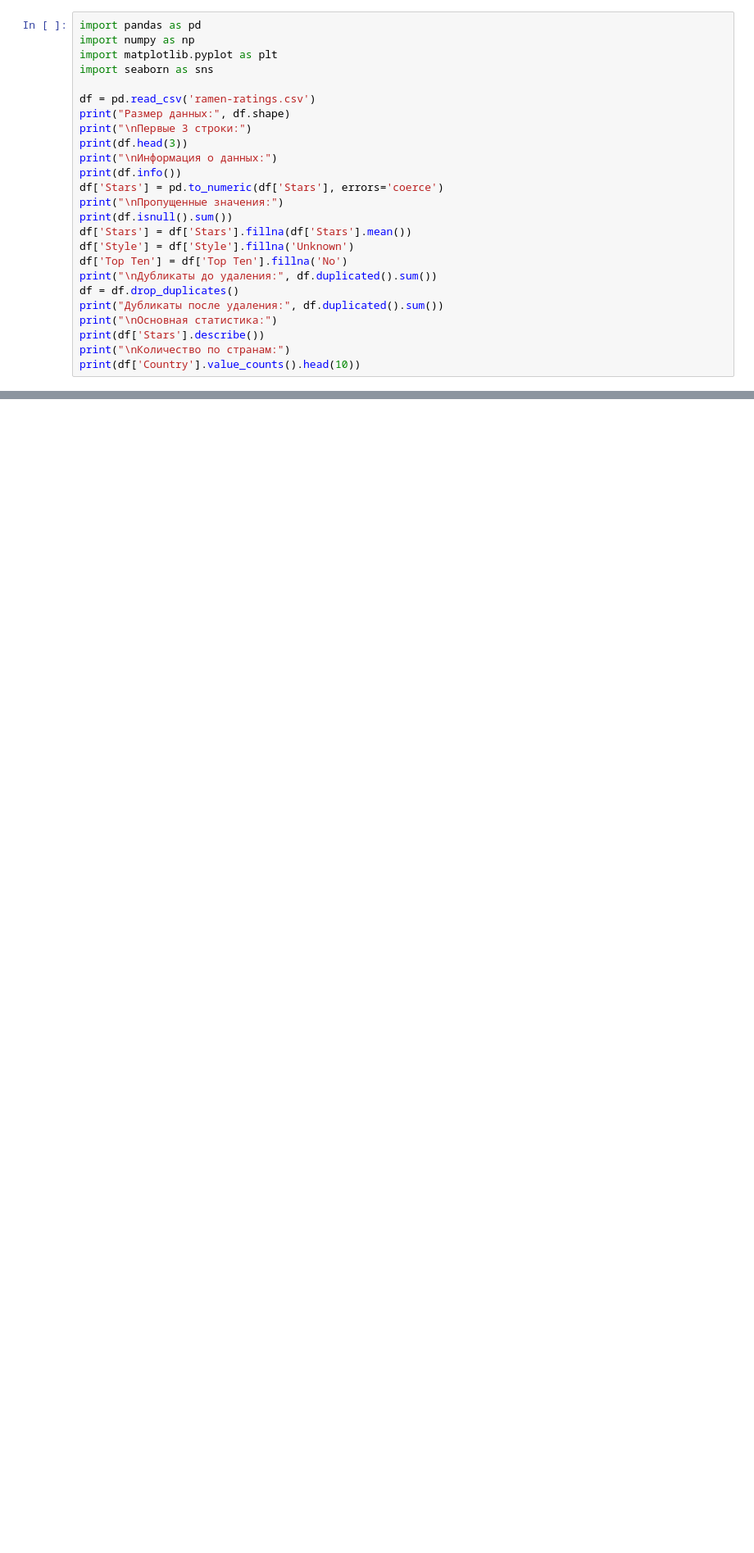
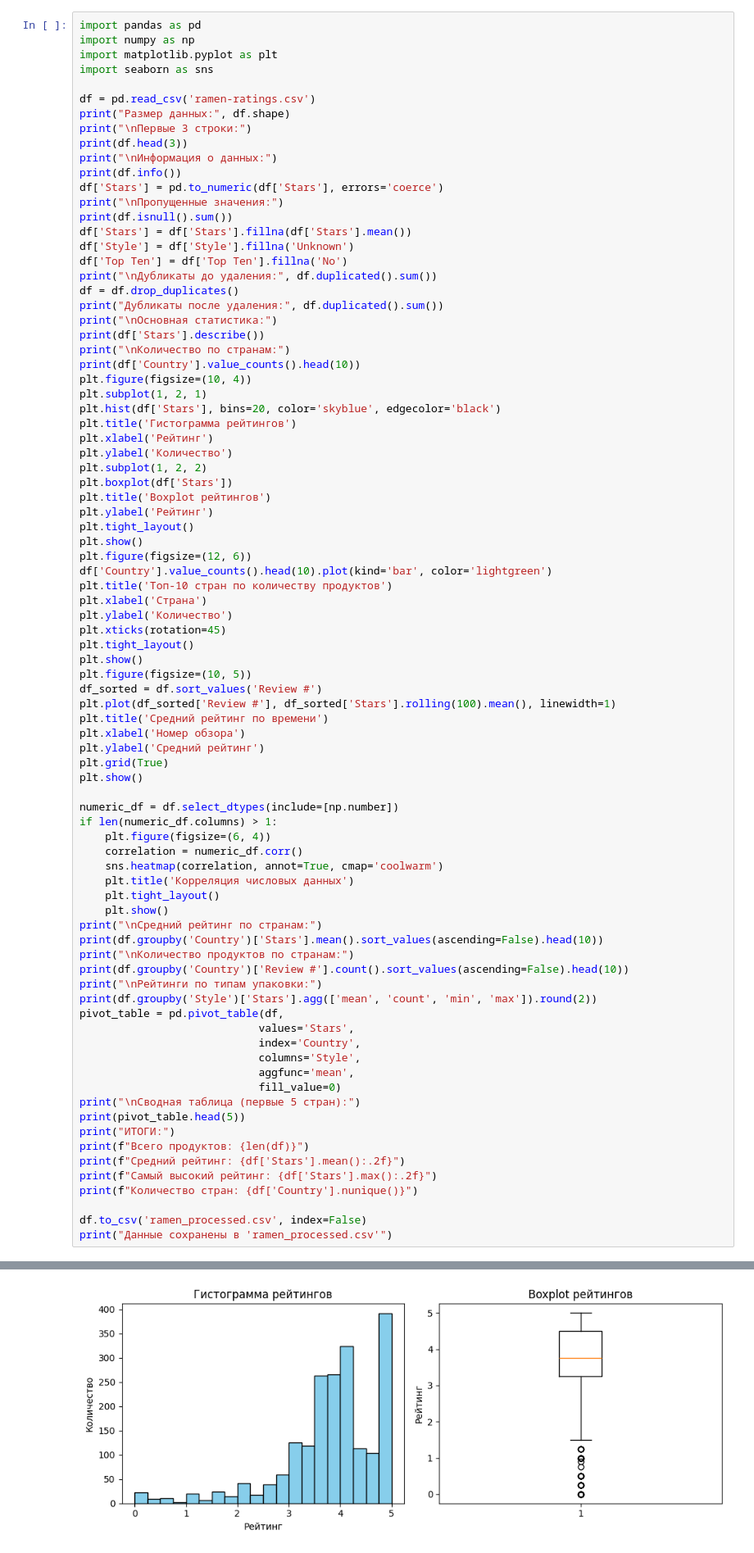
Before and after one commit to Bachevskaya/ramen-ratings--, a Jupyter notebook: p.ipynb, the cells around one changed output, grey strips where cells are left out. Shown at 82% size. Cells and saved outputs as stored; diff of their text form; blank space fills up the shorter version.

```diff
--- a/p.ipynb
+++ b/p.ipynb
@@ -14,30 +14,90 @@ df['Stars'] = pd.to_numeric(df['Stars'], errors='coerce')
 print("\nПропущенные значения:")
 print(df.isnull().sum())
 df['Stars'] = df['Stars'].fillna(df['Stars'].mean())
 df['Style'] = df['Style'].fillna('Unknown')
 df['Top Ten'] = df['Top Ten'].fillna('No')
 print("\nДубликаты до удаления:", df.duplicated().sum())
 df = df.drop_duplicates()
 print("Дубликаты после удаления:", df.duplicated().sum())
 print("\nОсновная статистика:")
 print(df['Stars'].describe())
 print("\nКоличество по странам:")
 print(df['Country'].value_counts().head(10))
+plt.figure(figsize=(10, 4))
+plt.subplot(1, 2, 1)
+plt.hist(df['Stars'], bins=20, color='skyblue', edgecolor='black')
+plt.title('Гистограмма рейтингов')
+plt.xlabel('Рейтинг')
+plt.ylabel('Количество')
+plt.subplot(1, 2, 2)
+plt.boxplot(df['Stars'])
+plt.title('Boxplot рейтингов')
+plt.ylabel('Рейтинг')
+plt.tight_layout()
+plt.show()
+plt.figure(figsize=(12, 6))
+df['Country'].value_counts().head(10).plot(kind='bar', color='lightgreen')
+plt.title('Топ-10 стран по количеству продуктов')
+plt.xlabel('Страна')
+plt.ylabel('Количество')
+plt.xticks(rotation=45)
+plt.tight_layout()
+plt.show()
+plt.figure(figsize=(10, 5))
+df_sorted = df.sort_values('Review #')
+plt.plot(df_sorted['Review #'], df_sorted['Stars'].rolling(100).mean(), linewidth=1)
+plt.title('Средний рейтинг по времени')
+plt.xlabel('Номер обзора')
+plt.ylabel('Средний рейтинг')
+plt.grid(True)
+plt.show()
+
+numeric_df = df.select_dtypes(include=[np.number])
+if len(numeric_df.columns) > 1:
+    plt.figure(figsize=(6, 4))
+    correlation = numeric_df.corr()
+    sns.heatmap(correlation, annot=True, cmap='coolwarm')
+    plt.title('Корреляция числовых данных')
+    plt.tight_layout()
+    plt.show()
+print("\nСредний рейтинг по странам:")
+print(df.groupby('Country')['Stars'].mean().sort_values(ascending=False).head(10))
+print("\nКоличество продуктов по странам:")
+print(df.groupby('Country')['Review #'].count().sort_values(ascending=False).head(10))
+print("\nРейтинги по типам упаковки:")
+print(df.groupby('Style')['Stars'].agg(['mean', 'count', 'min', 'max']).round(2))
+pivot_table = pd.pivot_table(df,
+                            values='Stars',
+                            index='Country',
+                            columns='Style',
+                            aggfunc='mean',
+                            fill_value=0)
+print("\nСводная таблица (первые 5 стран):")
+print(pivot_table.head(5))
+print("ИТОГИ:")
+print(f"Всего продуктов: {len(df)}")
+print(f"Средний рейтинг: {df['Stars'].mean():.2f}")
+print(f"Самый высокий рейтинг: {df['Stars'].max():.2f}")
+print(f"Количество стран: {df['Country'].nunique()}")
+
+df.to_csv('ramen_processed.csv', index=False)
+print("Данные сохранены в 'ramen_processed.csv'")
 # %% [output]
 Размер данных: (1970, 7)
 
 Первые 3 строки:
   Review #      Brand                                            Variety  \
 0     2580  New Touch                          T's Restaurant Tantanmen
 1     2579   Just Way  Noodles Spicy Hot Sesame Spicy Hot Sesame Guan...
 2     2578     Nissin                      Cup Noodles Chicken Vegetable
 
   Style Country Stars Top Ten
 0   Cup   Japan  3.75     NaN
 1  Pack  Taiwan     1     NaN
 2   Cup     USA  2.25     NaN
 ... (51 lines left out)
 Hong Kong      125
 Singapore      100
 UK              65
 Name: count, dtype: int64
+[figure, added]
```
Also changed, not shown: parts of 1 cell of this notebook, 1 other file.
